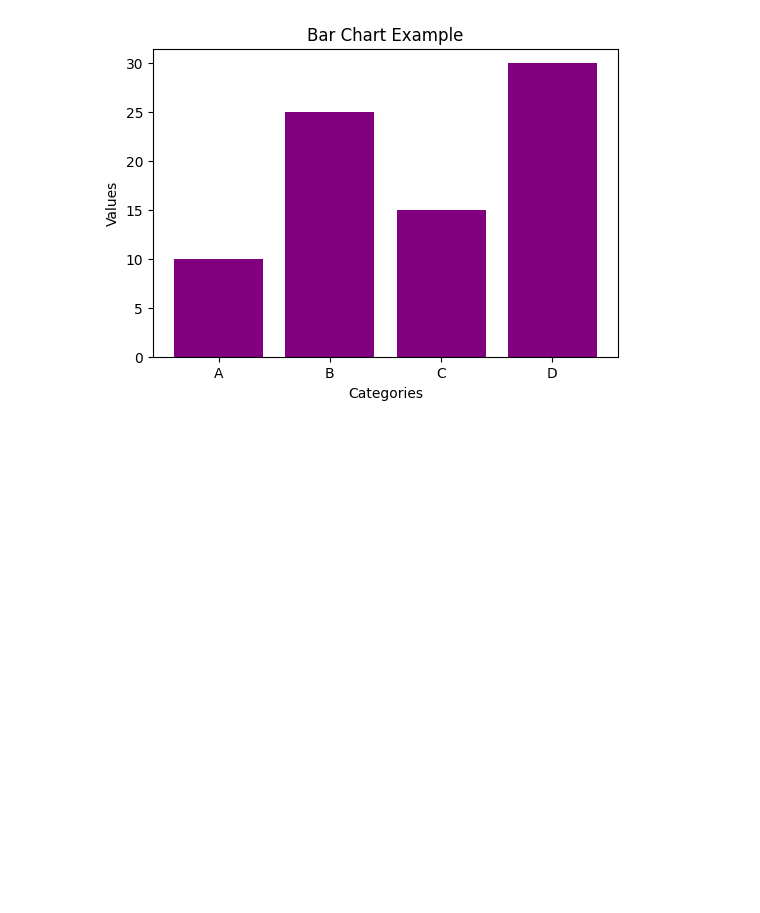
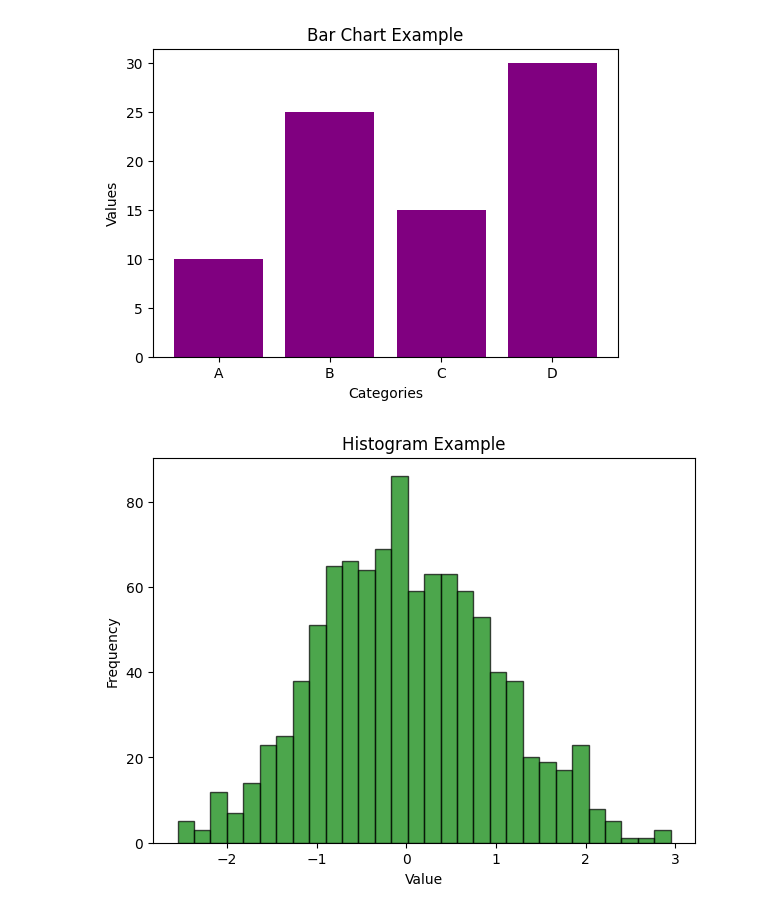
Before and after one commit to Dharani0128/DB, a Jupyter notebook: Dharani.ipynb, the cells around one changed output. Cells and saved outputs as stored; diff of their text form; code cells hidden in the pictures; blank space fills up the shorter version.

```diff
--- a/Dharani.ipynb
+++ b/Dharani.ipynb
@@ -24,3 +24,13 @@ plt.title("Bar Chart Example")
 plt.show()
 # %% [output]
 [figure]
+# %%
+data = np.random.randn(1000)
+plt.figure(figsize=(7, 5))
+plt.hist(data, bins=30, color='green', edgecolor='black', alpha=0.7)
+plt.xlabel("Value")
+plt.ylabel("Frequency")
+plt.title("Histogram Example")
+plt.show()
+# %% [output]
+[figure, added]
```
Also changed, not shown: parts of 7 cells of this notebook.
